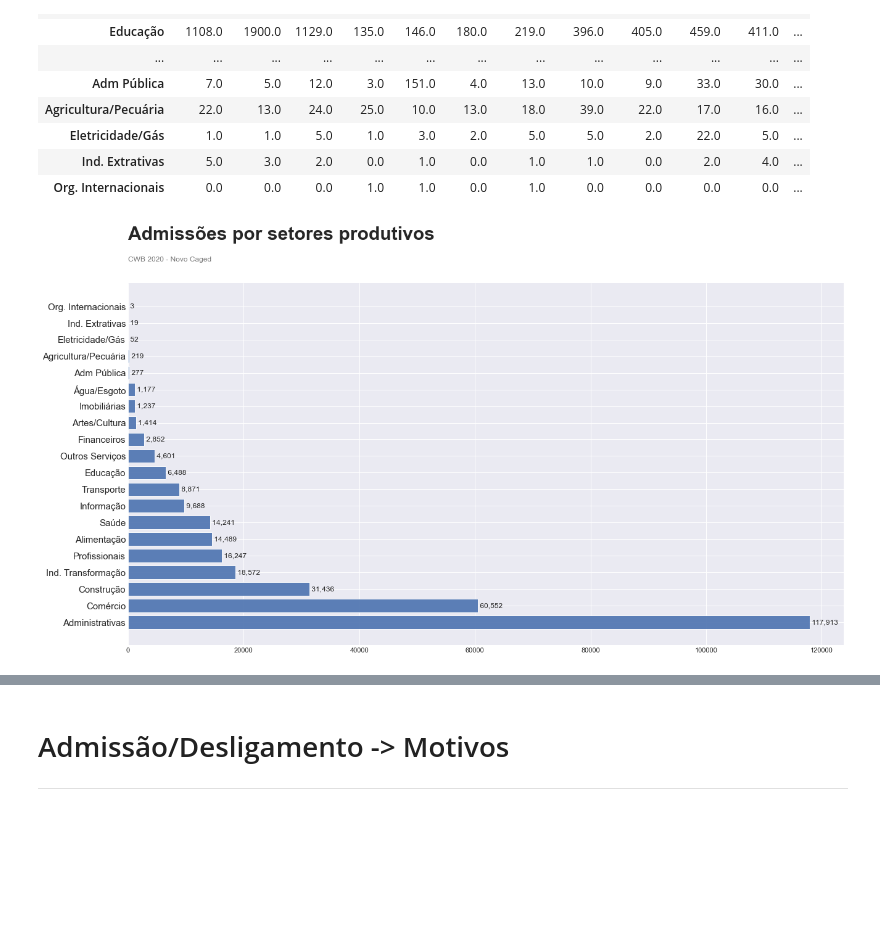
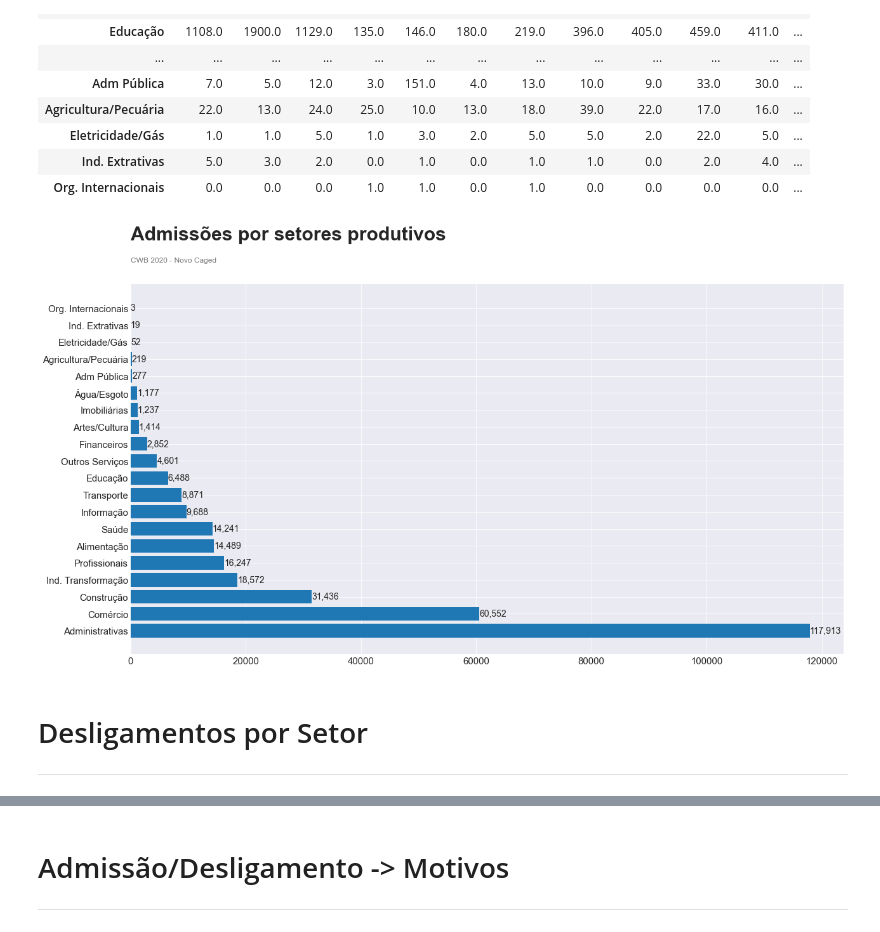
Before and after one commit to emariot/CAGED-CWB, a Jupyter notebook: Novo Caged.ipynb, the cells around one changed output, grey strips where cells are left out. Cells and saved outputs as stored; diff of their text form; code cells hidden in the pictures; blank space fills up the shorter version.

```diff
--- a/Novo Caged.ipynb
+++ b/Novo Caged.ipynb
@@ -283,8 +283,8 @@ with plt.style.context('seaborn-darkgrid'):
 # %%
 with plt.style.context('seaborn-darkgrid'):
     fig, ax = plt.subplots(figsize=(15,8))
-    ax.plot(adm, color="b")
-    ax.plot(des, color="r")
+    ax.plot(adm, color="b", alpha=0.9)
+    ax.plot(des, color="r", alpha=0.9)
     ax.set_title("Admissões x Desligamentos Ctba 2020", fontsize=20)
     ax.grid(color = 'b', alpha = 0.5, linestyle = 'dashed', linewidth = 0.5)
     plt.legend(('adm/20', 'desl/20'), fontsize=12)
@@ -304,8 +304,8 @@ with plt.style.context('seaborn-darkgrid'):
     width = 0.4
 
     fig, ax = plt.subplots(figsize=(18, 8))
-    rects1 = ax.bar(x-width/2, adm_des.admissoes.values, width, label='Admissões', alpha=0.8)
-    rects2 = ax.bar(x+width/2, adm_des.desligamentos.values, width, label='Desligamentos', alpha=0.8)
+    rects1 = ax.bar(x-width/2, adm_des.admissoes.values, width, label='Admissões', alpha=0.9)
+    rects2 = ax.bar(x+width/2, adm_des.desligamentos.values, width, label='Desligamentos', alpha=0.9)
 
     ax.set_ylabel('Admissões')
     ax.set_title('Admissões e Desligamentos', fontsize=20)
@@ -354,7 +354,7 @@ array([[  5912],
 # %%
 with plt.style.context('seaborn-darkgrid'):
     fig, ax = plt.subplots(figsize=(15, 5))
-    ax.plot(mon, diff, marker='o')
+    ax.plot(mon, diff, marker='o', alpha=0.9)
     ax.axhline(0, color='red', lw=1, ls='--', alpha=0.3)
     plt.title('Diferença entre Admissões e Desligamentos', fontsize=20)
 
@@ -441,31 +441,32 @@ adm_setor
 | Ind. Extrativas | 5.0 | 3.0 | 2.0 | 0.0 | 1.0 | 0.0 | 1.0 | 1.0 | 0.0 | 2.0 | 4.0 | ... |
 | Org. Internacionais | 0.0 | 0.0 | 0.0 | 1.0 | 1.0 | 0.0 | 1.0 | 0.0 | 0.0 | 0.0 | 0.0 | ... |
 # %%
-import matplotlib.ticker as ticker
 with plt.style.context('seaborn-darkgrid'):
     #dx = adm_setor['soma'].max() / 200
     fig, ax = plt.subplots(figsize=(18,10))
-    ax.barh(adm_setor.index, adm_setor.soma, linewidth=1, alpha=0.9)
+    ax.barh(adm_setor.index, adm_setor.soma, linewidth=1)
 
     for i, (value, name) in enumerate(zip(adm_setor.soma, adm_setor.index)):
         #ax.text(value-dx, i,name, size=12, weight=600, ha='right', va='bottom')
-        ax.text(value, i,f'{value: ,.0f}', size=12, ha='left', va='center')
+        ax.text(value, i,f'{value:,.0f}', size=14, ha='left', va='center')
 
 
     #ax.set_axisbelow(True)
     #ax.margins(0.01,0)
-    #ax.grid(which='major', axis='x', linestyle='-')
     ax.text(0, 1.12, 'Admissões por setores produtivos',
             transform=ax.transAxes, size=30, weight=600, ha='left')
     ax.text(0, 1.06, 'CWB 2020 - Novo Caged', transform=ax.transAxes, size=12, color='#777777')
     #ax.text(1, 0, 'by @pratapvardhan; credit @jburnmurdoch', transform=ax.transAxes, ha='right',
             #color='#777777', bbox=dict(facecolor='white', alpha=0.8, edgecolor='white'))
 
     fig.tight_layout()
     ax.set_yticklabels(adm_setor.index, fontsize=15)
     plt.show()
 # %% [output]
-[figure, old version]
+[figure, new version]
+# %% [markdown]
+# Desligamentos por Setor
+---
 # %%
 des_setor = pd.DataFrame(des_setor, index=mon)
 des_setor = des_setor.fillna(0)
```
Also changed, not shown: parts of 45 cells of this notebook.
